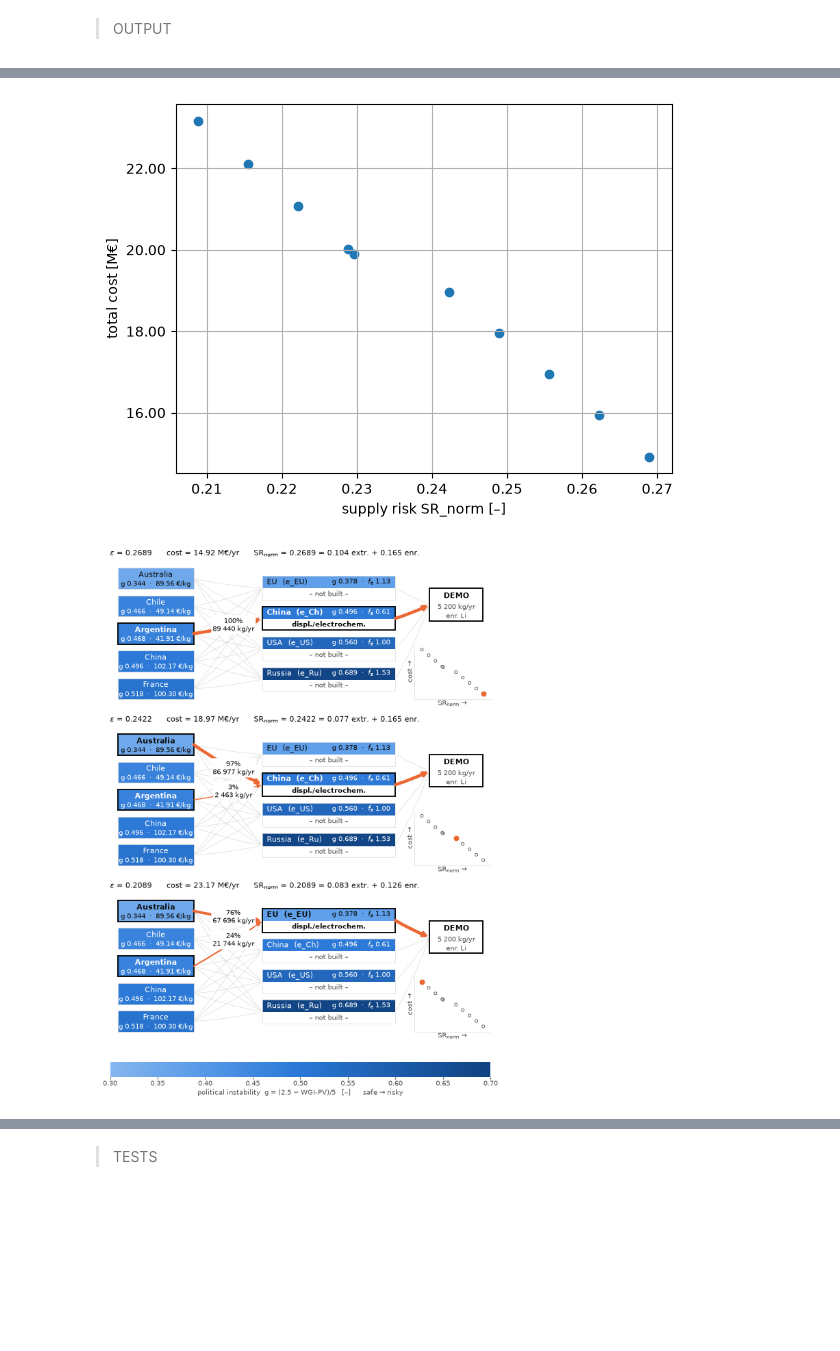
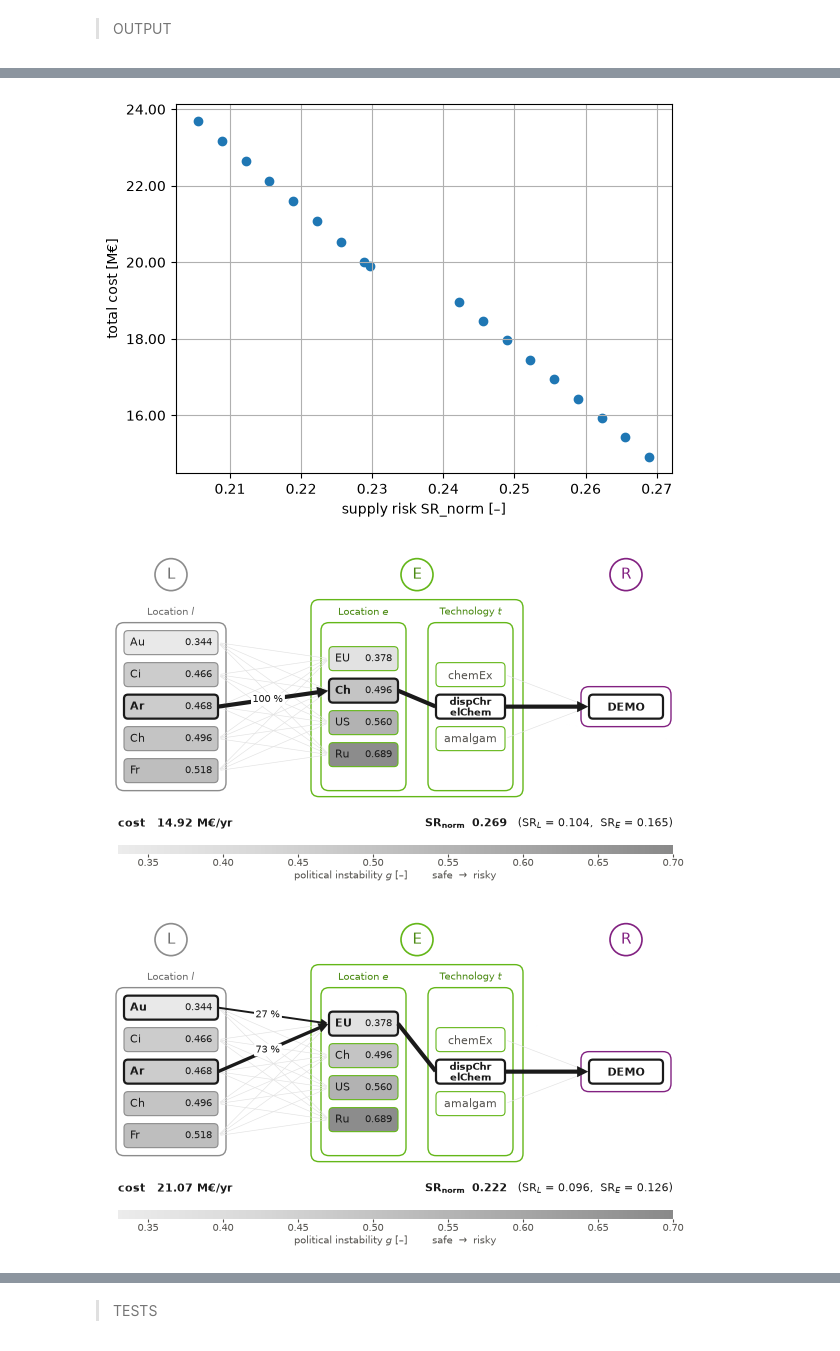
Before and after one commit to MMWurz/Thesis_Code, a Jupyter notebook: main.ipynb, the cells around one changed output, grey strips where cells are left out. Drawn from its saved outputs; the diff is of its cells as text; code cells hidden in the pictures; blank space fills up the shorter version.

```diff
--- a/main.ipynb
+++ b/main.ipynb
@@ -199,7 +199,7 @@ Each solve asks: cheapest supply chain with SR ≤ ε.
 # AUGMECON LOOP & PARETO FRONT
 m4 = model.build_model(params, delta=1e-3, r_SR=r_SR)
 
-q = 10                                              # number of intervals -> q+1 grid points (= q+1 solves)
+q = 20                                              # number of intervals -> q+1 grid points (= q+1 solves)
 grid = [SR_min + k*(r_SR/q) for k in range(q+1)]
 pareto = []
 config = {}                                         # (cost, SR) -> (sourcing, site, technology), for the report
@@ -254,12 +254,14 @@ for name, m in [("safest   (min-SR)", m2), ("cheapest (min-cost)", m3)]:
 
 # ── plot ──
 fig, ax = plots.pareto_front(points)
+fig.savefig('pareto_front.pdf')
 
 ##################################################### NETWORK
 # only ever index snaps when picking which chain to draw
 #fig, _ = plots.supply_chain_network(snaps[5], front=points)          # one point, full detail
 #fig.savefig('chain_mid.pdf')
 
-fig, _ = plots.supply_chain_panels([snaps[-1], snaps[5], snaps[0]], front=points)   # the shift
-fig.savefig('chain_panels.pdf')
+for tag, s in [('cheap', snaps[-1]), ('mid', snaps[5]), ('safe', snaps[0])]:   # one figure per point
+    fig, _ = plots.supply_chain_network(s)
+    fig.savefig(f'chain_{tag}.pdf')
 # %% [output]
@@ -279,6 +281,7 @@ safest   (min-SR)
         → builds [('e_Ch', 't_dispEl')]
         | sources {'l_Ar': 89440}
         | SR = 0.2689
         | cost = 14 918 693.49 €
-[figure, old version]
+[figure, new version]
-[figure, old version]
+[figure, new version]
+[figure, added]
```
Also changed, not shown: parts of 1 cell of this notebook, 5 other files.
